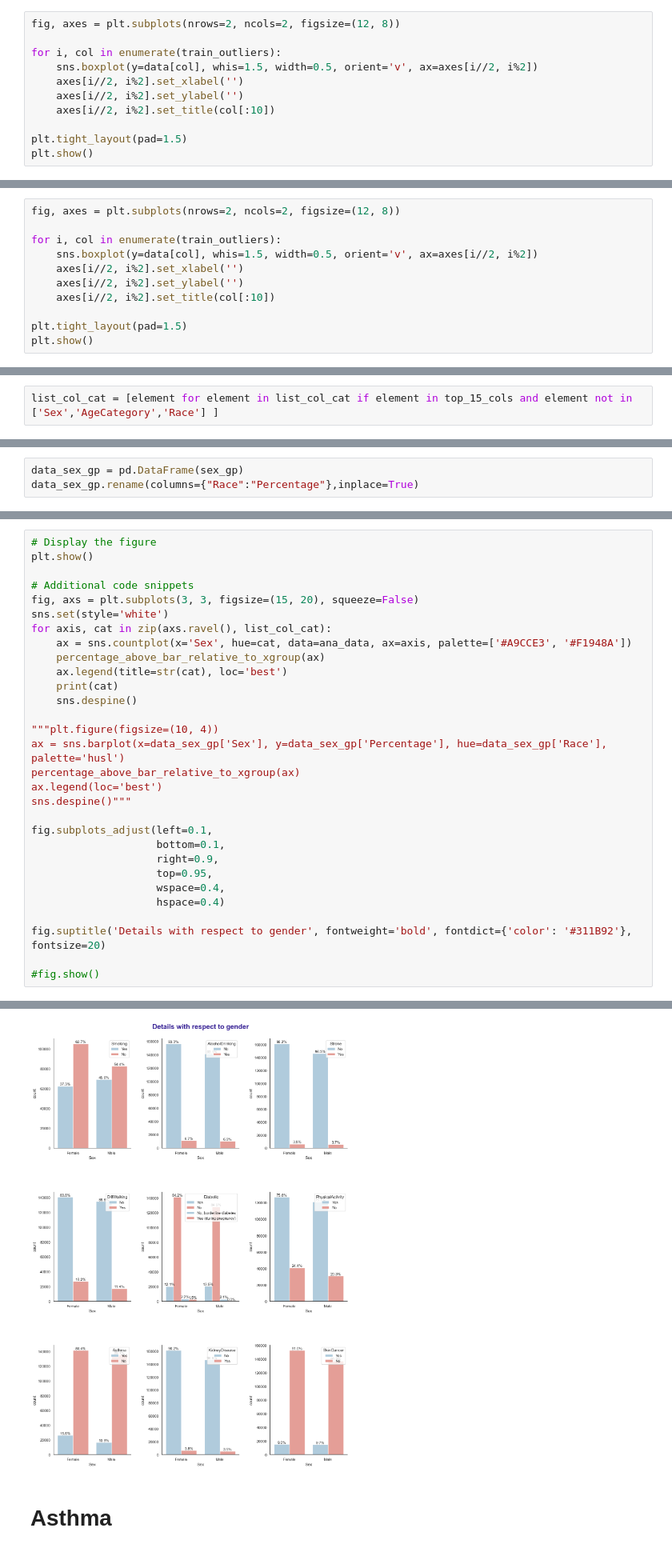
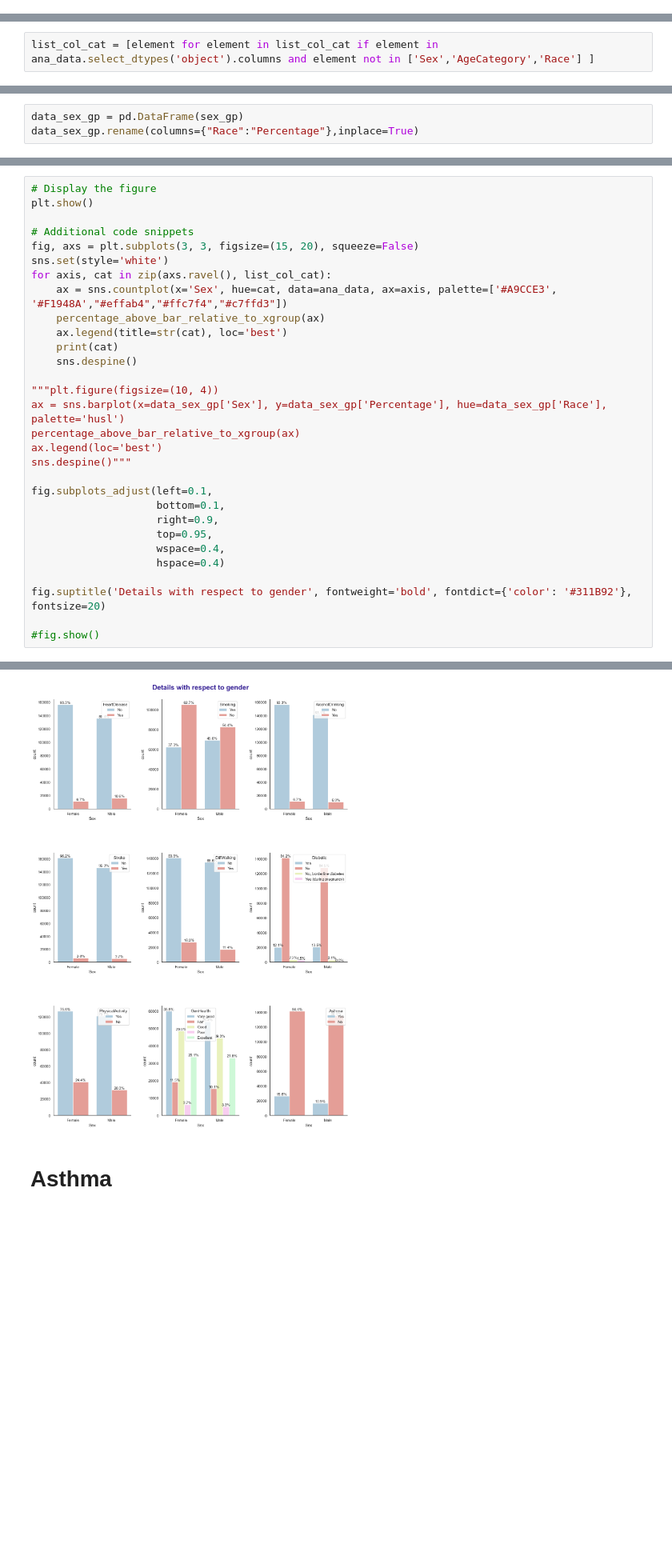
Before and after one commit to LamPhuss/tkud-project, a Jupyter notebook: TKUD_Projects/AS_Model.ipynb, the cells around one changed output, grey strips where cells are left out. Shown at 80% size. Cells and saved outputs as stored; diff of their text form; blank space fills up the shorter version.

```diff
--- a/TKUD_Projects/AS_Model.ipynb
+++ b/TKUD_Projects/AS_Model.ipynb
@@ -95,11 +68,0 @@ Display the distribution of values in each column of a dataset and highlight out
-# %%
-fig, axes = plt.subplots(nrows=2, ncols=2, figsize=(12, 8))
-
-for i, col in enumerate(train_outliers):
-    sns.boxplot(y=data[col], whis=1.5, width=0.5, orient='v', ax=axes[i//2, i%2])
-    axes[i//2, i%2].set_xlabel('')
-    axes[i//2, i%2].set_ylabel('')
-    axes[i//2, i%2].set_title(col[:10])
-
-plt.tight_layout(pad=1.5)
-plt.show()
@@ -127,11 +68,0 @@ Display the distribution of values in each column of a dataset and highlight out
-# %%
-fig, axes = plt.subplots(nrows=2, ncols=2, figsize=(12, 8))
-
-for i, col in enumerate(train_outliers):
-    sns.boxplot(y=data[col], whis=1.5, width=0.5, orient='v', ax=axes[i//2, i%2])
-    axes[i//2, i%2].set_xlabel('')
-    axes[i//2, i%2].set_ylabel('')
-    axes[i//2, i%2].set_title(col[:10])
-
-plt.tight_layout(pad=1.5)
-plt.show()
@@ -268,7 +103,7 @@ list_col_cat
 # %%
 list_col_cat = [element for element in list_col_cat if element not in ['Sex','AgeCategory','Race']]
 # %%
-list_col_cat = [element for element in list_col_cat if element in top_15_cols and element not in ['Sex','AgeCategory','Race'] ]
+list_col_cat = [element for element in list_col_cat if element in ana_data.select_dtypes('object').columns and element not in ['Sex','AgeCategory','Race'] ]
 # %%
 sex_gp = ana_data.groupby('Sex')['Race'].value_counts(normalize=True)*100
 # %%
@@ -330,7 +161,7 @@ plt.show()
 fig, axs = plt.subplots(3, 3, figsize=(15, 20), squeeze=False)
 sns.set(style='white')
 for axis, cat in zip(axs.ravel(), list_col_cat):
-    ax = sns.countplot(x='Sex', hue=cat, data=ana_data, ax=axis, palette=['#A9CCE3', '#F1948A'])
+    ax = sns.countplot(x='Sex', hue=cat, data=ana_data, ax=axis, palette=['#A9CCE3', '#F1948A',"#effab4","#ffc7f4","#c7ffd3"])
     percentage_above_bar_relative_to_xgroup(ax)
     ax.legend(title=str(cat), loc='best')
     print(cat)
@@ -365,4 +196,4 @@ SkinCancer
 Text(0.5, 0.98, 'Details with respect to gender')
-[figure, old version]
+[figure, new version]
 # %% [markdown]
 # Asthma
```
Also changed, not shown: parts of 143 cells of this notebook.
